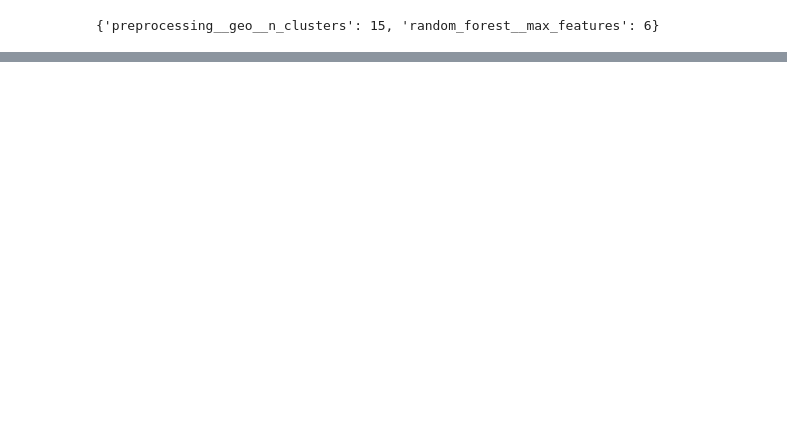
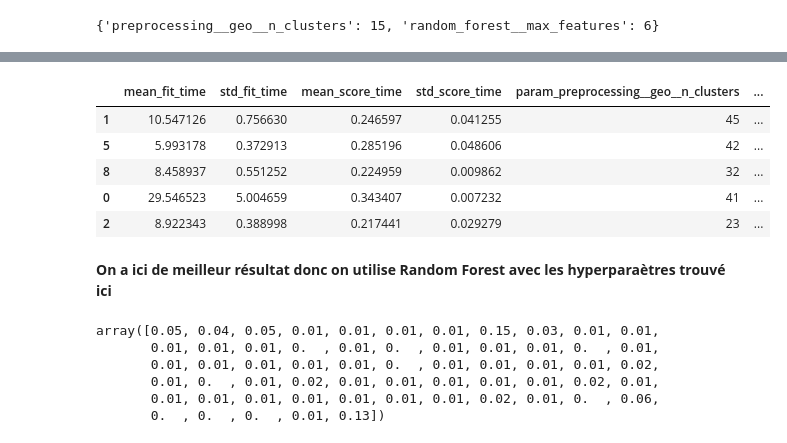
Before and after one commit to el-masry-abdelrhman/House-price-prediction-model, a Jupyter notebook: House_pricing_prediction_model.ipynb, the cells around one changed output, grey strips where cells are left out. Drawn from its saved outputs; the diff is of its cells as text; code cells hidden in the pictures; blank space fills up the shorter version.

```diff
--- a/House_pricing_prediction_model.ipynb
+++ b/House_pricing_prediction_model.ipynb
@@ -836,0 +857,13 @@ grid_search.best_params_
+# %%
+from sklearn.model_selection import RandomizedSearchCV
+from scipy.stats import randint
+
+param_distribs = {'preprocessing__geo__n_clusters' : randint(low = 3, high = 50),
+                 'random_forest__max_features' : randint(low= 2 , high = 20)}
+
+rnd_search = RandomizedSearchCV(
+    full_pipeline, param_distributions= param_distribs, n_iter = 10, cv=3,
+    scoring='neg_root_mean_squared_error', random_state=42
+)
+
+rnd_search.fit(housing, housing_labels)
@@ -836,0 +887,29 @@ grid_search.best_params_
+# %%
+cv_res = pd.DataFrame(rnd_search.cv_results_)
+
+columns_to_invert = ['split0_test_score', 'split1_test_score', 'split2_test_score', 'mean_test_score']
+cv_res[columns_to_invert] = cv_res[columns_to_invert].applymap(lambda x: -x if isinstance(x, (int, float)) else x)
+
+cv_res.sort_values(by="mean_test_score", ascending= True, inplace=True)
+
+cv_res.head()
+# %% [output]
+|  | mean_fit_time | std_fit_time | mean_score_time | std_score_time | param_preprocessing__geo__n_clusters | ... |
+| 1 | 10.547126 | 0.756630 | 0.246597 | 0.041255 | 45 | ... |
+| 5 | 5.993178 | 0.372913 | 0.285196 | 0.048606 | 42 | ... |
+| 8 | 8.458937 | 0.551252 | 0.224959 | 0.009862 | 32 | ... |
+| 0 | 29.546523 | 5.004659 | 0.343407 | 0.007232 | 41 | ... |
+| 2 | 8.922343 | 0.388998 | 0.217441 | 0.029279 | 23 | ... |
+# %% [markdown]
+**On a ici de meilleur résultat donc on utilise Random Forest avec les hyperparaètres trouvé ici**
+# %%
+final_model =rnd_search.best_estimator_
+feature_importances = final_model["random_forest"].feature_importances_
+feature_importances.round(2)
+# %% [output]
+array([0.05, 0.04, 0.05, 0.01, 0.01, 0.01, 0.01, 0.15, 0.03, 0.01, 0.01,
+       0.01, 0.01, 0.01, 0.  , 0.01, 0.  , 0.01, 0.01, 0.01, 0.  , 0.01,
+       0.01, 0.01, 0.01, 0.01, 0.01, 0.  , 0.01, 0.01, 0.01, 0.01, 0.02,
+       0.01, 0.  , 0.01, 0.02, 0.01, 0.01, 0.01, 0.01, 0.01, 0.02, 0.01,
+       0.01, 0.01, 0.01, 0.01, 0.01, 0.01, 0.01, 0.02, 0.01, 0.  , 0.06,
+       0.  , 0.  , 0.  , 0.01, 0.13])
```
Also changed, not shown: parts of 11 cells of this notebook.
